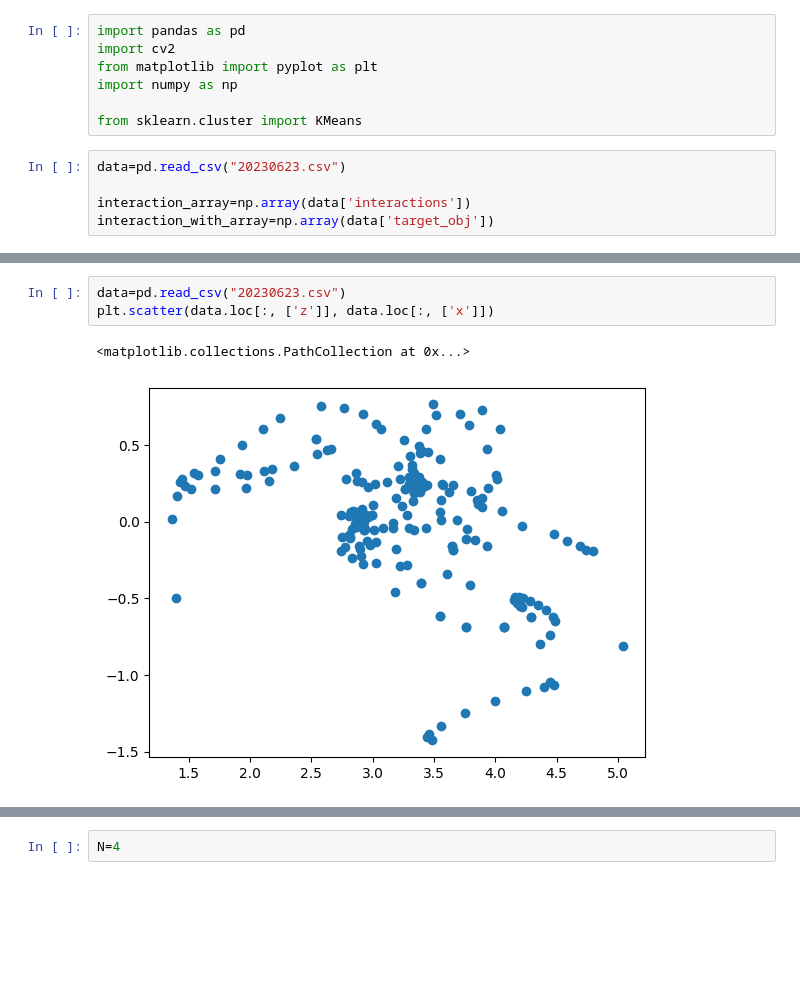
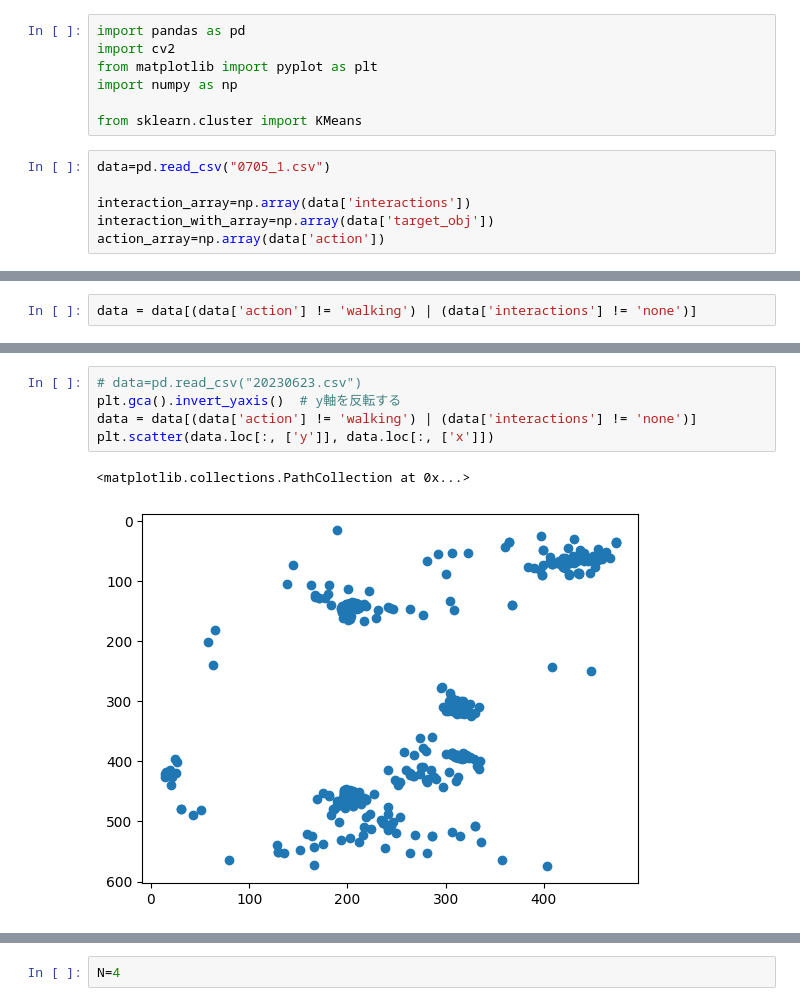
Before and after one commit to ozaki-hr8/-Space-Utilization-Analysis, a Jupyter notebook: cluster copy.ipynb, the cells around one changed output, grey strips where cells are left out. Drawn from its saved outputs; the diff is of its cells as text; blank space fills up the shorter version.

```diff
--- a/cluster copy.ipynb
+++ b/cluster copy.ipynb
@@ -6,7 +6,8 @@ import numpy as np
 
 from sklearn.cluster import KMeans
 # %%
-data=pd.read_csv("20230623.csv")
+data=pd.read_csv("0705_1.csv")
 
 interaction_array=np.array(data['interactions'])
 interaction_with_array=np.array(data['target_obj'])
+action_array=np.array(data['action'])
@@ -49 +30,3 @@ data
+# %%
+data = data[(data['action'] != 'walking') | (data['interactions'] != 'none')]
 # %%
@@ -89,7 +72,9 @@ data3
 # %%
-data=pd.read_csv("20230623.csv")
-plt.scatter(data.loc[:, ['z']], data.loc[:, ['x']])
+# data=pd.read_csv("20230623.csv")
+plt.gca().invert_yaxis()  # y軸を反転する
+data = data[(data['action'] != 'walking') | (data['interactions'] != 'none')]
+plt.scatter(data.loc[:, ['y']], data.loc[:, ['x']])
 # %% [output]
 <matplotlib.collections.PathCollection at 0x...>
-[figure, old version]
+[figure, new version]
 # %%
```
Also changed, not shown: parts of 13 cells of this notebook, 1 other file.
